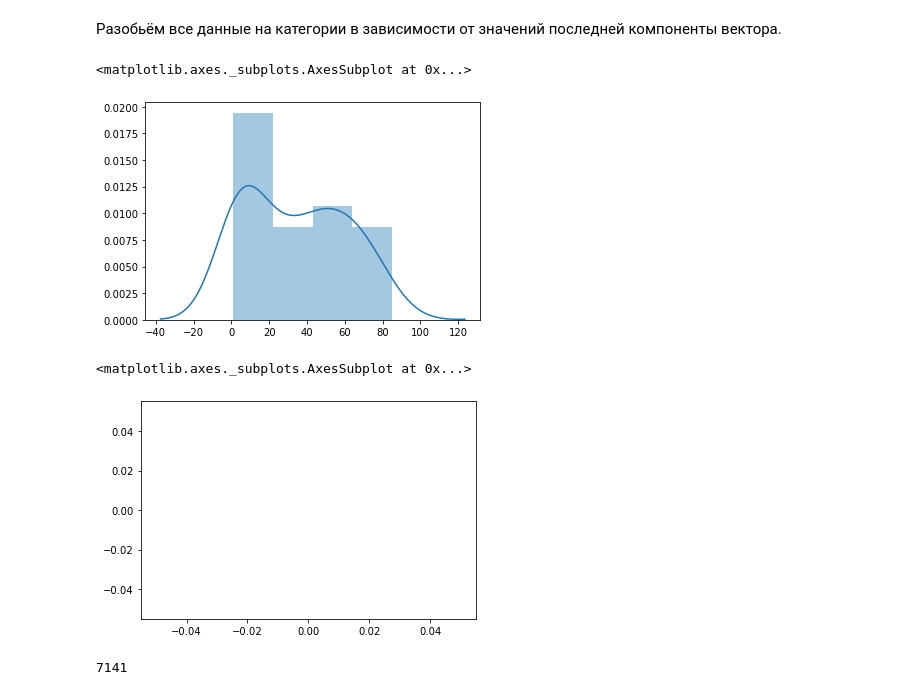
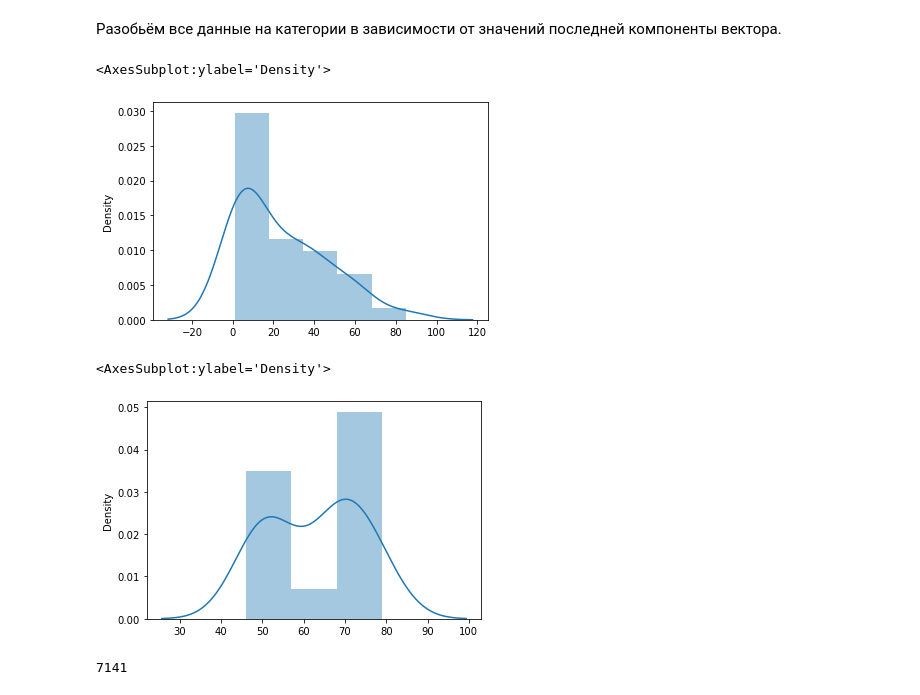
Before and after one commit to deethereal/Sirius_project, a Jupyter notebook: data_and_2.ipynb, the cells around one changed output. Drawn from its saved outputs; the diff is of its cells as text; code cells hidden in the pictures.

```diff
--- a/data_and_2.ipynb
+++ b/data_and_2.ipynb
@@ -459,21 +490,21 @@ for i in range(len(df['user_id'])):
 # %%
 import seaborn as sb
 a = []
 b = []
 for i in range(len(T)):
     if T[i][7] == 0:
         a.append(T[i][0])
     if T[i][7] == 1:
-        a.append(T[i][0])
+        b.append(T[i][0])
 sb.distplot(a)
 # %% [output]
-<matplotlib.axes._subplots.AxesSubplot at 0x...>
+<AxesSubplot:ylabel='Density'>
-[figure, old version]
+[figure, new version]
 # %%
 sb.distplot(b)
 # %% [output]
-<matplotlib.axes._subplots.AxesSubplot at 0x...>
+<AxesSubplot:ylabel='Density'>
-[figure, old version]
+[figure, new version]
 # %%
 count_bad
 # %% [output]
```
Also changed, not shown: parts of 3 cells of this notebook.
